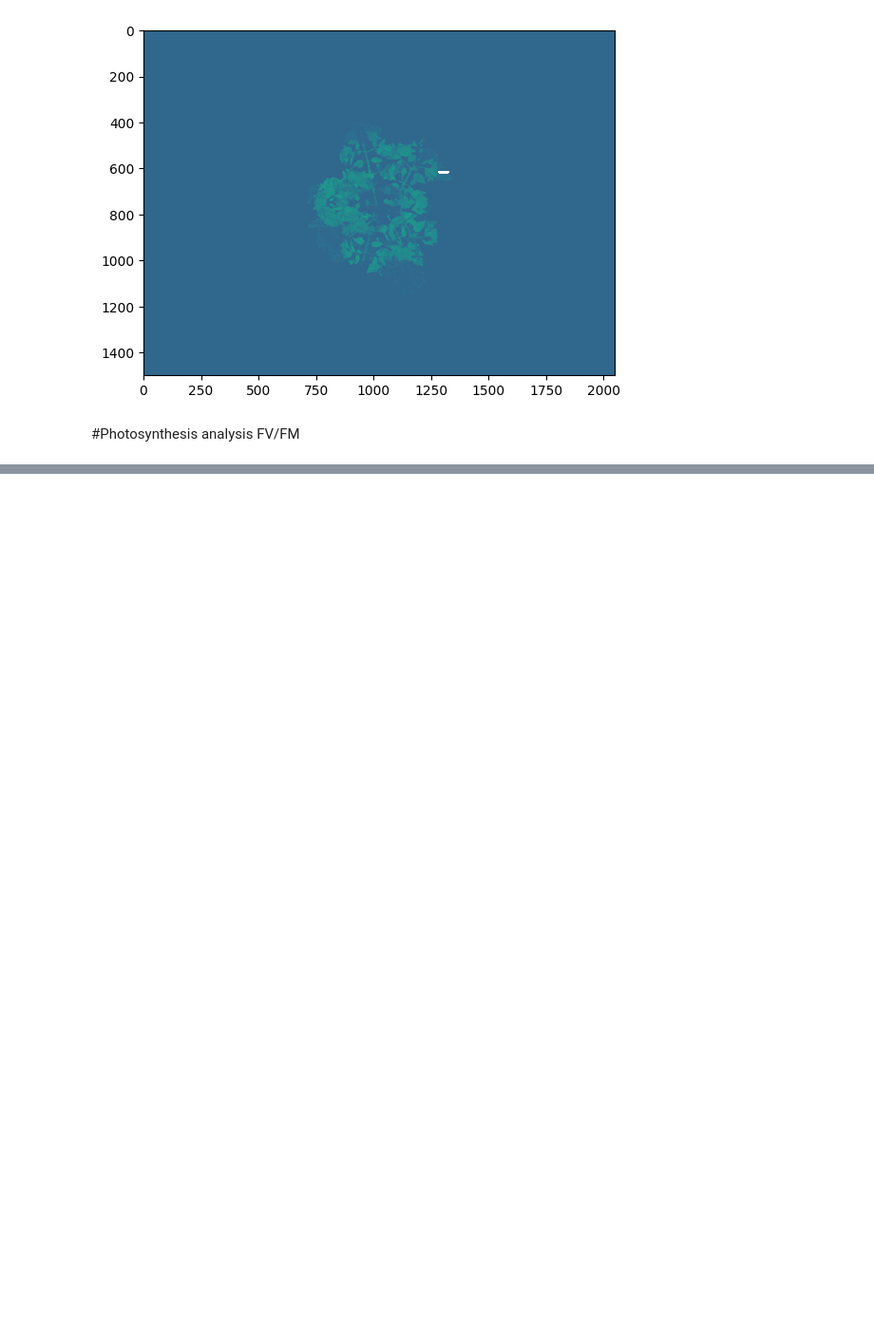
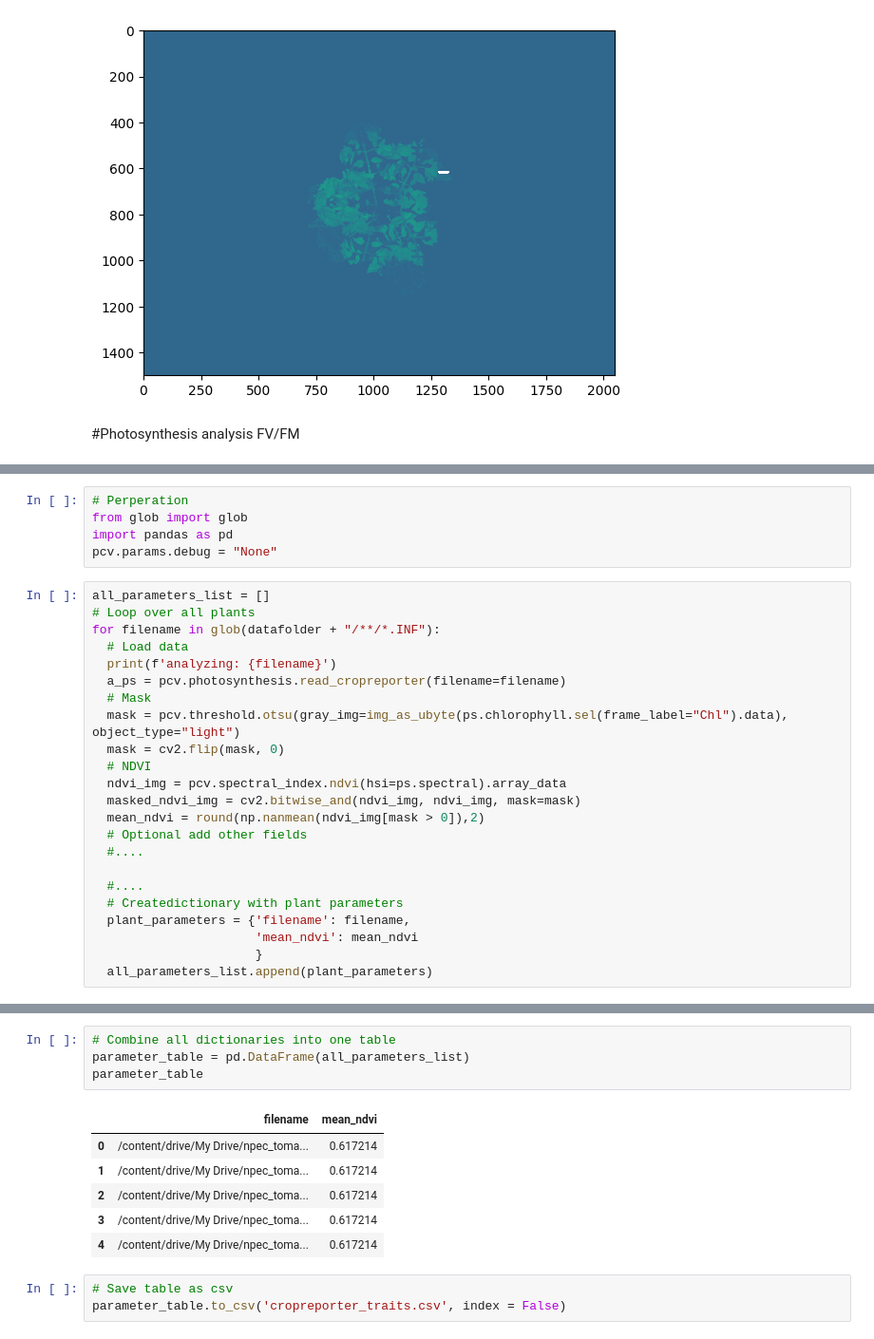
Before and after one commit to JTvD/Workshop_P4P, a Jupyter notebook: introduction.ipynb, the cells around one changed output, grey strips where cells are left out. Shown at 95% size. Drawn from its saved outputs; the diff is of its cells as text; blank space fills up the shorter version.

```diff
--- a/introduction.ipynb
+++ b/introduction.ipynb
@@ -210,0 +213,28 @@ if not FM is None:
+# %%
+# Perperation
+from glob import glob
+import pandas as pd
+pcv.params.debug = "None"
+# %%
+all_parameters_list = []
+# Loop over all plants
+for filename in glob(datafolder + "/**/*.INF"):
+  # Load data
+  print(f'analyzing: {filename}')
+  a_ps = pcv.photosynthesis.read_cropreporter(filename=filename)
+  # Mask
+  mask = pcv.threshold.otsu(gray_img=img_as_ubyte(ps.chlorophyll.sel(frame_label="Chl").data), object_type="light")
+  mask = cv2.flip(mask, 0)
+  # NDVI
+  ndvi_img = pcv.spectral_index.ndvi(hsi=ps.spectral).array_data
+  masked_ndvi_img = cv2.bitwise_and(ndvi_img, ndvi_img, mask=mask)
+  mean_ndvi = round(np.nanmean(ndvi_img[mask > 0]),2)
+  # Optional add other fields
+  #....
+
+  #....
+  # Createdictionary with plant parameters
+  plant_parameters = {'filename': filename,
+                      'mean_ndvi': mean_ndvi
+                      }
+  all_parameters_list.append(plant_parameters)
@@ -210,0 +262,14 @@ if not FM is None:
+# %%
+# Combine all dictionaries into one table
+parameter_table = pd.DataFrame(all_parameters_list)
+parameter_table
+# %% [output]
+|  | filename | mean_ndvi |
+| 0 | /content/drive/My Drive/npec_toma... | 0.617214 |
+| 1 | /content/drive/My Drive/npec_toma... | 0.617214 |
+| 2 | /content/drive/My Drive/npec_toma... | 0.617214 |
+| 3 | /content/drive/My Drive/npec_toma... | 0.617214 |
+| 4 | /content/drive/My Drive/npec_toma... | 0.617214 |
+# %%
+# Save table as csv
+parameter_table.to_csv('cropreporter_traits.csv', index = False)
```
Also changed, not shown: parts of 7 cells of this notebook.
